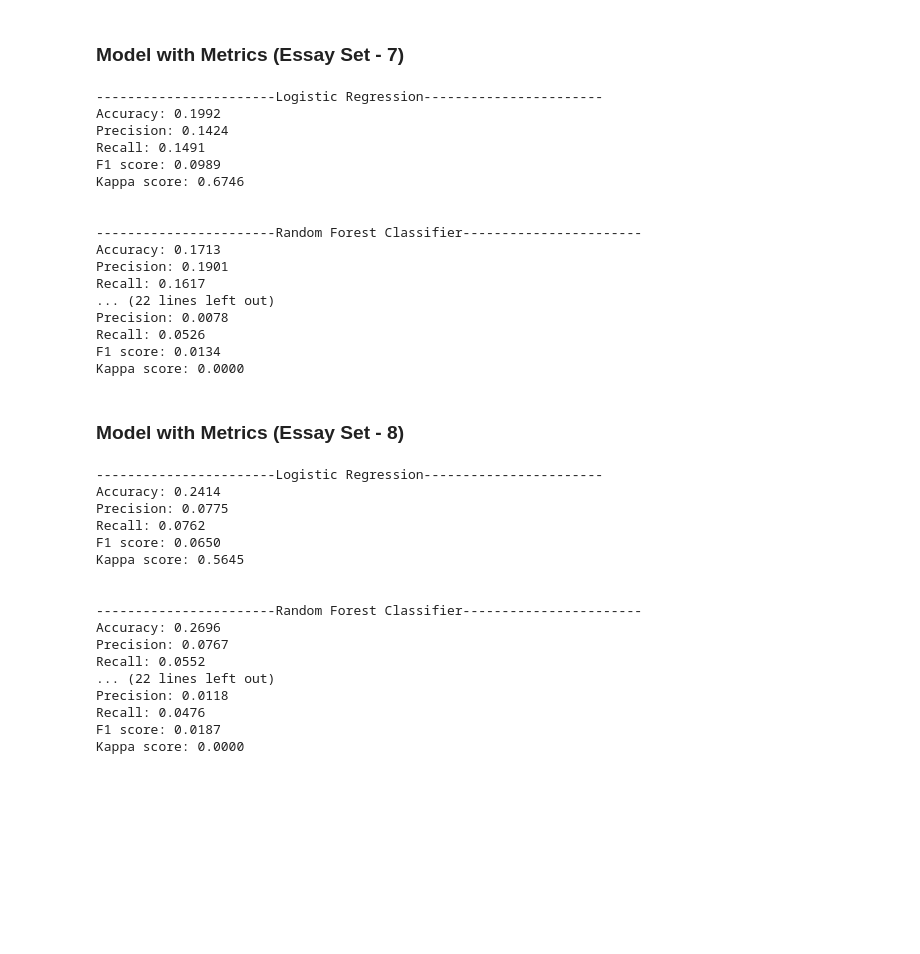
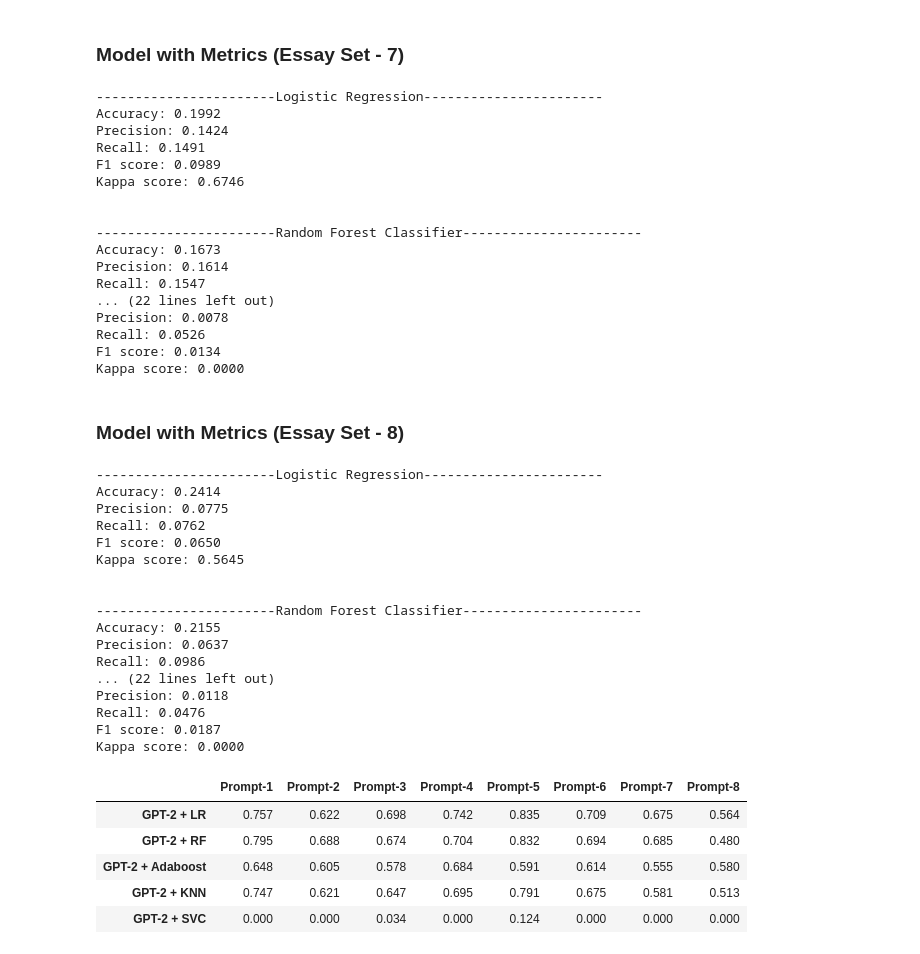
Before and after one commit to suhasmaddali/English-Language-Learning-Prediction-with-AI-and-Machine-Learning, a Jupyter notebook: GPT-2 Model + Features.ipynb, the cells around one changed output. Saved outputs shown, nothing was run; the diff lists cells and outputs as text; code cells hidden in the pictures; blank space fills up the shorter version.

```diff
--- a/GPT-2 Model + Features.ipynb
+++ b/GPT-2 Model + Features.ipynb
@@ -592,7 +592,7 @@ random_forest_classifier_qwk_set6 = cross_validation_function(embeddings_train,
 
 print("\n")
 print("-----------------------Adaboost Classifier-----------------------")
-adaboost_classifier_classifier_qwk_set6 = cross_validation_function(embeddings_train, y_train, ml_model = "adaboost_classifier")
+adaboost_classifier_qwk_set6 = cross_validation_function(embeddings_train, y_train, ml_model = "adaboost_classifier")
 
 print("\n")
 print("-----------------------K Neibhors Classifier-----------------------")
@@ -665,7 +665,7 @@ random_forest_classifier_qwk_set7 = cross_validation_function(embeddings_train,
 
 print("\n")
 print("-----------------------Adaboost Classifier-----------------------")
-adaboost_classifier_classifier_qwk_set7 = cross_validation_function(embeddings_train, y_train, ml_model = "adaboost_classifier")
+adaboost_classifier_qwk_set7 = cross_validation_function(embeddings_train, y_train, ml_model = "adaboost_classifier")
 
 print("\n")
 print("-----------------------K Neibhors Classifier-----------------------")
@@ -684,9 +684,9 @@ Kappa score: 0.6746
 
 
 -----------------------Random Forest Classifier-----------------------
-Accuracy: 0.1713
-Precision: 0.1901
-Recall: 0.1617
+Accuracy: 0.1673
+Precision: 0.1614
+Recall: 0.1547
 ... (22 lines left out)
 Precision: 0.0078
 Recall: 0.0526
@@ -738,7 +738,7 @@ random_forest_classifier_qwk_set8 = cross_validation_function(embeddings_train,
 
 print("\n")
 print("-----------------------Adaboost Classifier-----------------------")
-adaboost_classifier_classifier_qwk_set8 = cross_validation_function(embeddings_train, y_train, ml_model = "adaboost_classifier")
+adaboost_classifier_qwk_set8 = cross_validation_function(embeddings_train, y_train, ml_model = "adaboost_classifier")
 
 print("\n")
 print("-----------------------K Neibhors Classifier-----------------------")
@@ -757,9 +757,9 @@ Kappa score: 0.5645
 
 
 -----------------------Random Forest Classifier-----------------------
-Accuracy: 0.2696
-Precision: 0.0767
-Recall: 0.0552
+Accuracy: 0.2155
+Precision: 0.0637
+Recall: 0.0986
 ... (22 lines left out)
 Precision: 0.0118
 Recall: 0.0476
@@ -767,0 +793,26 @@ Kappa score: 0.0000
+# %%
+logistic_regression_qwk = [logistic_regression_qwk_set1, logistic_regression_qwk_set2, logistic_regression_qwk_set3,                           logistic_regression_qwk_set4, logistic_regression_qwk_set5, logistic_regression_qwk_set6,                           logistic_regression_qwk_set7, logistic_regression_qwk_set8]
+random_forest_classifier_qwk = [random_forest_classifier_qwk_set1, random_forest_classifier_qwk_set2, random_forest_classifier_qwk_set3,                                random_forest_classifier_qwk_set4, random_forest_classifier_qwk_set5, random_forest_classifier_qwk_set6,                                random_forest_classifier_qwk_set7, random_forest_classifier_qwk_set8]
+adaboost_classifier_qwk = [adaboost_classifier_qwk_set1, adaboost_classifier_qwk_set2, adaboost_classifier_qwk_set3,                           adaboost_classifier_qwk_set4, adaboost_classifier_qwk_set5, adaboost_classifier_qwk_set6,                           adaboost_classifier_qwk_set7, adaboost_classifier_qwk_set8]
+k_neighbors_classifier_qwk = [k_neighbors_classifier_qwk_set1, k_neighbors_classifier_qwk_set2, k_neighbors_classifier_qwk_set3,                              k_neighbors_classifier_qwk_set4, k_neighbors_classifier_qwk_set5, k_neighbors_classifier_qwk_set6,                              k_neighbors_classifier_qwk_set7, k_neighbors_classifier_qwk_set8]
+support_vector_classifier_qwk = [support_vector_classifier_qwk_set1, support_vector_classifier_qwk_set2, support_vector_classifier_qwk_set3,                                 support_vector_classifier_qwk_set4, support_vector_classifier_qwk_set5, support_vector_classifier_qwk_set6,                                 support_vector_classifier_qwk_set7, support_vector_classifier_qwk_set8]
+
+metrics_list = [logistic_regression_qwk, random_forest_classifier_qwk, adaboost_classifier_qwk,               k_neighbors_classifier_qwk, support_vector_classifier_qwk]
+
+results_df = pd.DataFrame(metrics_list)
+
+results_df.rename(columns = {0: 'Prompt-1', 1: 'Prompt-2', 2: 'Prompt-3',
+                            3: 'Prompt-4', 4: 'Prompt-5', 5: 'Prompt-6',
+                            6: 'Prompt-7', 7: 'Prompt-8'}, inplace = True)
+
+results_df.rename(index = {0: 'GPT-2 + LR', 1: 'GPT-2 + RF',
+                           2: 'GPT-2 + Adaboost', 3: 'GPT-2 + KNN', 4: 'GPT-2 + SVC'}, inplace = True)
+# %%
+results_df
+# %% [output]
+|  | Prompt-1 | Prompt-2 | Prompt-3 | Prompt-4 | Prompt-5 | Prompt-6 | Prompt-7 | Prompt-8 |
+| GPT-2 + LR | 0.757 | 0.622 | 0.698 | 0.742 | 0.835 | 0.709 | 0.675 | 0.564 |
+| GPT-2 + RF | 0.795 | 0.688 | 0.674 | 0.704 | 0.832 | 0.694 | 0.685 | 0.480 |
+| GPT-2 + Adaboost | 0.648 | 0.605 | 0.578 | 0.684 | 0.591 | 0.614 | 0.555 | 0.580 |
+| GPT-2 + KNN | 0.747 | 0.621 | 0.647 | 0.695 | 0.791 | 0.675 | 0.581 | 0.513 |
+| GPT-2 + SVC | 0.000 | 0.000 | 0.034 | 0.000 | 0.124 | 0.000 | 0.000 | 0.000 |
```
Also changed, not shown: parts of 8 cells of this notebook, 1 other file.
